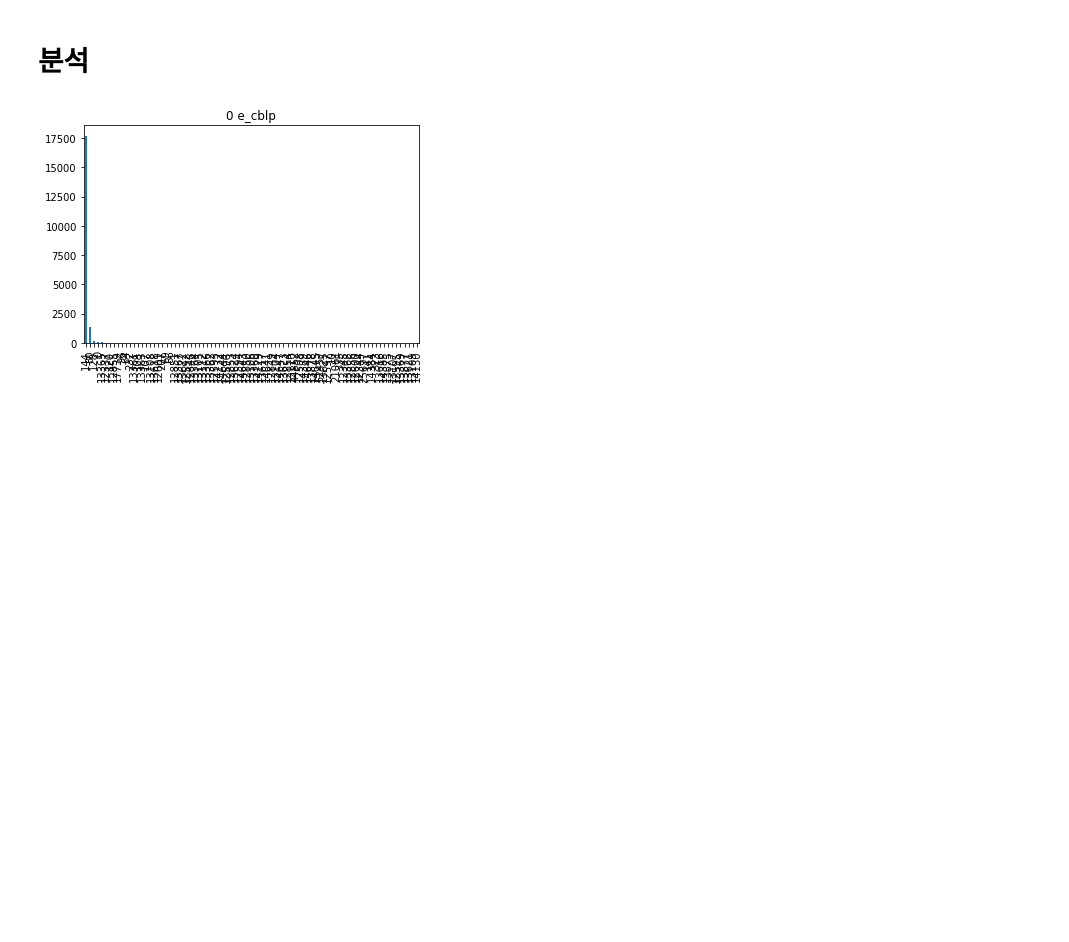
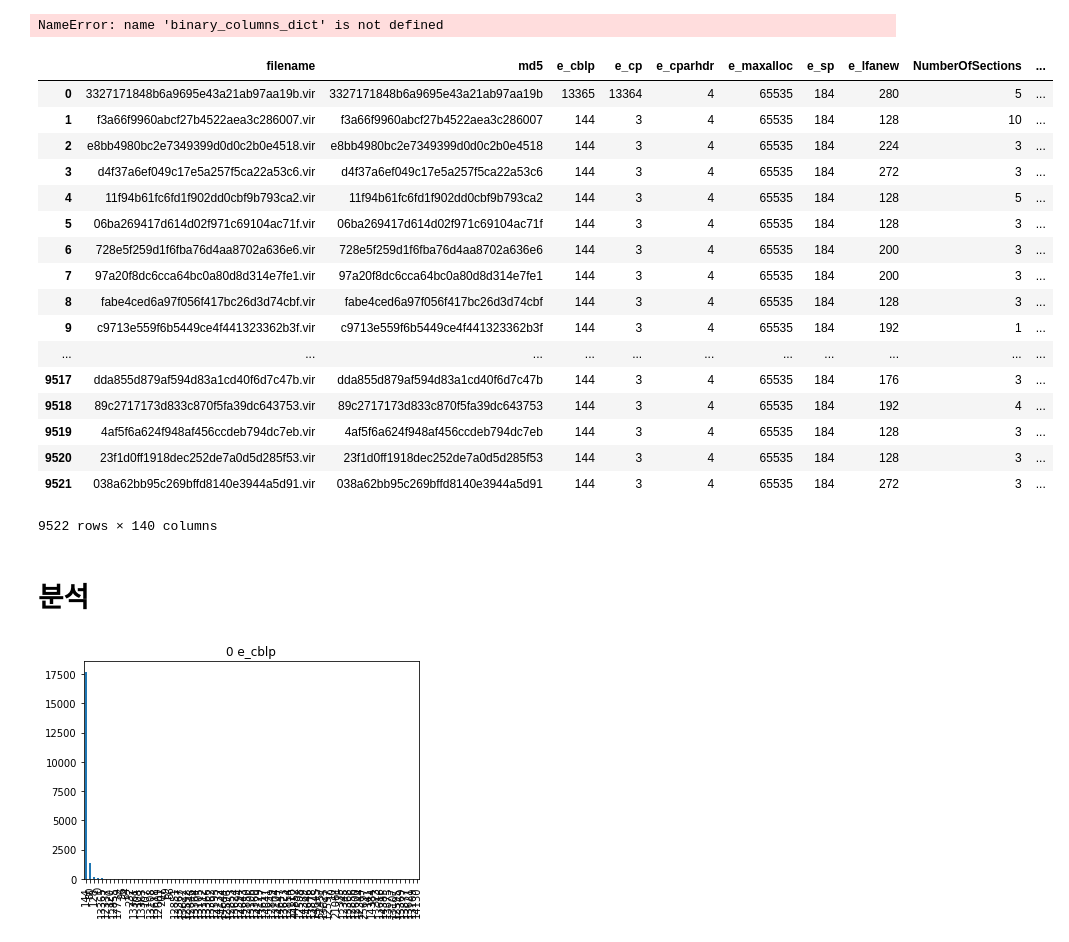
Before and after one commit to bassyu/information-security-RnD-data-challenge-2019, a Jupyter notebook: model/lab_pe.ipynb, the cells around one changed output. Cells and saved outputs as stored; diff of their text form; code cells hidden in the pictures; blank space fills up the shorter version.

```diff
--- a/model/lab_pe.ipynb
+++ b/model/lab_pe.ipynb
@@ -45,19 +63,23 @@ plt.show()
 # %%
-drop_list_index = [8, 11, 16, 17, 18, 20, 23, 25, 27, 28, 31, 93, 123]
-drop_list = ['FH_char1',
-             'FH_char4',
-             'FH_char9',
-             'FH_char10',
-             'FH_char11',
-             'FH_char13',
-             'OH_DLLchar1',
-             'OH_DLLchar3',
-             'OH_DLLchar5',
-             'OH_DLLchar6',
-             'OH_DLLchar9',
-             'VersionInformationSize',
-             'pe_driver']
+#drop_columns_index = [8, 11, 16, 17, 18, 20, 23, 25, 27, 28, 31, 69, 70, 93, 123]
+drop_columns = ['FH_char1',
+                'FH_char4',
+                'FH_char9',
+                'FH_char10',
+                'FH_char11',
+                'FH_char13',
+                'OH_DLLchar1',
+                'OH_DLLchar3',
+                'OH_DLLchar5',
+                'OH_DLLchar6',
+                'OH_DLLchar9',
+                'LoaderFlags',
+                'NumberOfRvaAndSizes',
+                'VersionInformationSize',
+                'number_of_rva_and_sizes',
+                'pe_driver']
 
-for drop_column in drop_list:
-    data = data.drop([drop_column], axis=1)
+data = data.drop(drop_columns + binary_columns_dict.keys(), axis=1)
+# %% [output]
+NameError: name 'binary_columns_dict' is not defined
 # %%
@@ -65,3 +87,24 @@ data.to_csv('pe_train2_preprocess1.csv')
+# %%
+data
+# %% [output]
+|  | filename | md5 | e_cblp | e_cp | e_cparhdr | e_maxalloc | e_sp | e_lfanew | NumberOfSections | ... |
+| 0 | 3327171848b6a9695e43a21ab97aa19b.vir | 3327171848b6a9695e43a21ab97aa19b | 13365 | 13364 | 4 | 65535 | 184 | 280 | 5 | ... |
+| 1 | f3a66f9960abcf27b4522aea3c286007.vir | f3a66f9960abcf27b4522aea3c286007 | 144 | 3 | 4 | 65535 | 184 | 128 | 10 | ... |
+| 2 | e8bb4980bc2e7349399d0d0c2b0e4518.vir | e8bb4980bc2e7349399d0d0c2b0e4518 | 144 | 3 | 4 | 65535 | 184 | 224 | 3 | ... |
+| 3 | d4f37a6ef049c17e5a257f5ca22a53c6.vir | d4f37a6ef049c17e5a257f5ca22a53c6 | 144 | 3 | 4 | 65535 | 184 | 272 | 3 | ... |
+| 4 | 11f94b61fc6fd1f902dd0cbf9b793ca2.vir | 11f94b61fc6fd1f902dd0cbf9b793ca2 | 144 | 3 | 4 | 65535 | 184 | 128 | 5 | ... |
+| 5 | 06ba269417d614d02f971c69104ac71f.vir | 06ba269417d614d02f971c69104ac71f | 144 | 3 | 4 | 65535 | 184 | 128 | 3 | ... |
+| 6 | 728e5f259d1f6fba76d4aa8702a636e6.vir | 728e5f259d1f6fba76d4aa8702a636e6 | 144 | 3 | 4 | 65535 | 184 | 200 | 3 | ... |
+| 7 | 97a20f8dc6cca64bc0a80d8d314e7fe1.vir | 97a20f8dc6cca64bc0a80d8d314e7fe1 | 144 | 3 | 4 | 65535 | 184 | 200 | 3 | ... |
+| 8 | fabe4ced6a97f056f417bc26d3d74cbf.vir | fabe4ced6a97f056f417bc26d3d74cbf | 144 | 3 | 4 | 65535 | 184 | 128 | 3 | ... |
+| 9 | c9713e559f6b5449ce4f441323362b3f.vir | c9713e559f6b5449ce4f441323362b3f | 144 | 3 | 4 | 65535 | 184 | 192 | 1 | ... |
+| ... | ... | ... | ... | ... | ... | ... | ... | ... | ... | ... |
+| 9517 | dda855d879af594d83a1cd40f6d7c47b.vir | dda855d879af594d83a1cd40f6d7c47b | 144 | 3 | 4 | 65535 | 184 | 176 | 3 | ... |
+| 9518 | 89c2717173d833c870f5fa39dc643753.vir | 89c2717173d833c870f5fa39dc643753 | 144 | 3 | 4 | 65535 | 184 | 192 | 4 | ... |
+| 9519 | 4af5f6a624f948af456ccdeb794dc7eb.vir | 4af5f6a624f948af456ccdeb794dc7eb | 144 | 3 | 4 | 65535 | 184 | 128 | 3 | ... |
+| 9520 | 23f1d0ff1918dec252de7a0d5d285f53.vir | 23f1d0ff1918dec252de7a0d5d285f53 | 144 | 3 | 4 | 65535 | 184 | 128 | 3 | ... |
+| 9521 | 038a62bb95c269bffd8140e3944a5d91.vir | 038a62bb95c269bffd8140e3944a5d91 | 144 | 3 | 4 | 65535 | 184 | 272 | 3 | ... |
+9522 rows × 140 columns
 # %% [markdown]
 # 분석
 # %%
```
Also changed, not shown: parts of 7 cells of this notebook.
